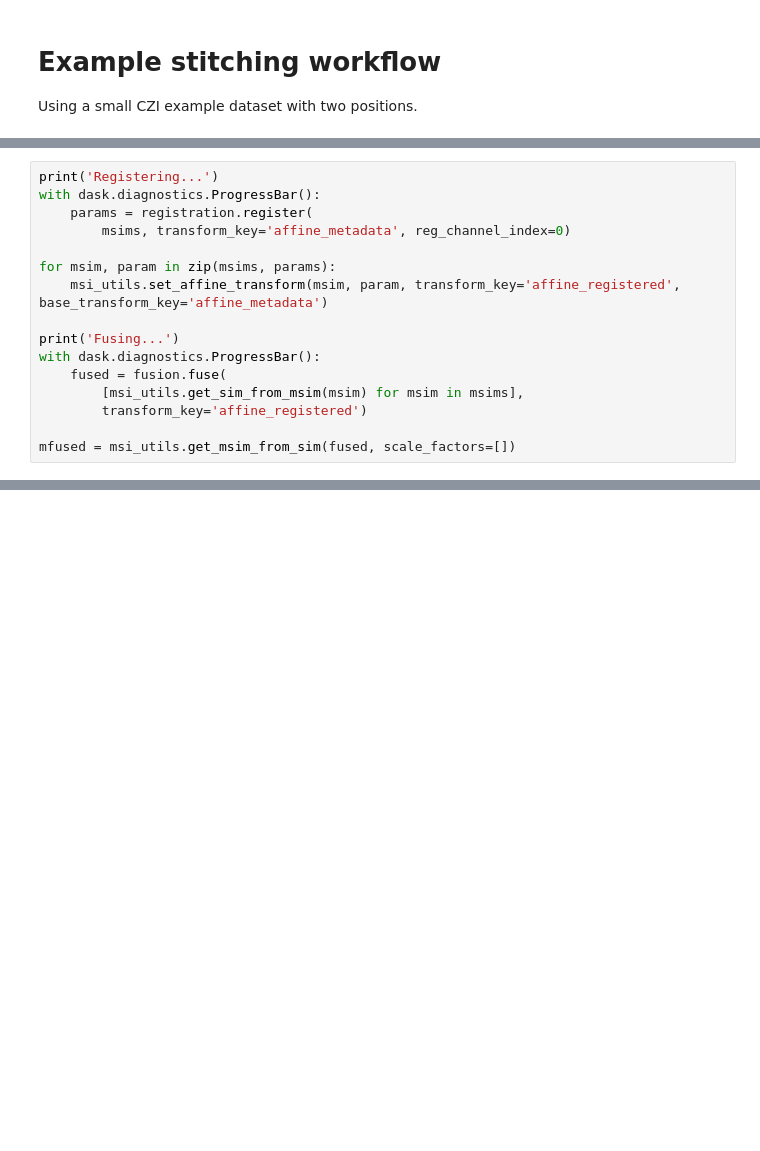
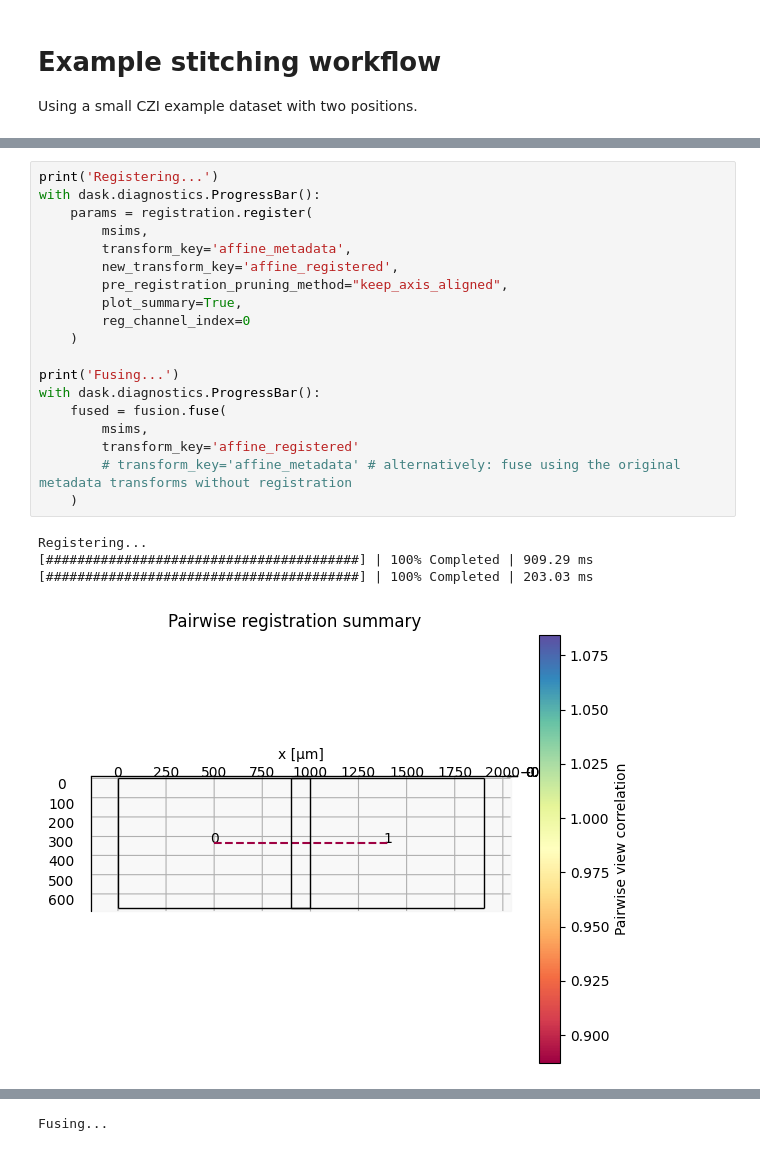
Before and after one commit to multiview-stitcher/multiview-stitcher, a Jupyter notebook: notebooks/stitching_multipos_2D_czi.ipynb, the cells around one changed output, grey strips where cells are left out. Cells and saved outputs as stored; diff of their text form; blank space fills up the shorter version.

```diff
--- a/notebooks/stitching_multipos_2D_czi.ipynb
+++ b/notebooks/stitching_multipos_2D_czi.ipynb
@@ -39,16 +83,24 @@ if VISUALIZE_USING_NAPARI:
 # %%
 print('Registering...')
 with dask.diagnostics.ProgressBar():
     params = registration.register(
-        msims, transform_key='affine_metadata', reg_channel_index=0)
-
-for msim, param in zip(msims, params):
-    msi_utils.set_affine_transform(msim, param, transform_key='affine_registered', base_transform_key='affine_metadata')
+        msims,
+        transform_key='affine_metadata',
+        new_transform_key='affine_registered',
+        pre_registration_pruning_method="keep_axis_aligned",
+        plot_summary=True,
+        reg_channel_index=0
+    )
 
 print('Fusing...')
 with dask.diagnostics.ProgressBar():
     fused = fusion.fuse(
-        [msi_utils.get_sim_from_msim(msim) for msim in msims],
-        transform_key='affine_registered')
-
-mfused = msi_utils.get_msim_from_sim(fused, scale_factors=[])
+        msims,
+        transform_key='affine_registered'
+        # transform_key='affine_metadata' # alternatively: fuse using the original metadata transforms without registration
+    )
+# %% [output]
+Registering...
+[########################################] | 100% Completed | 909.29 ms
+[########################################] | 100% Completed | 203.03 ms
+[figure, added]
@@ -55,3 +108,4 @@ mfused = msi_utils.get_msim_from_sim(fused, scale_factors=[])
+Fusing...
 # %%
 if VISUALIZE_USING_NAPARI:
 
```
Also changed, not shown: parts of 9 cells of this notebook.
